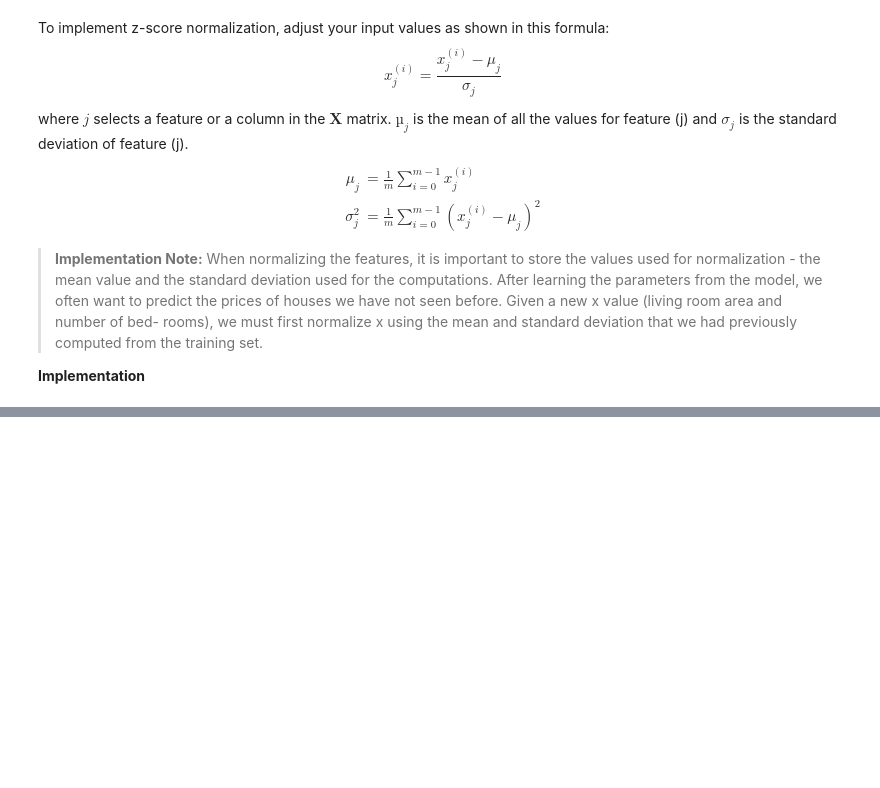
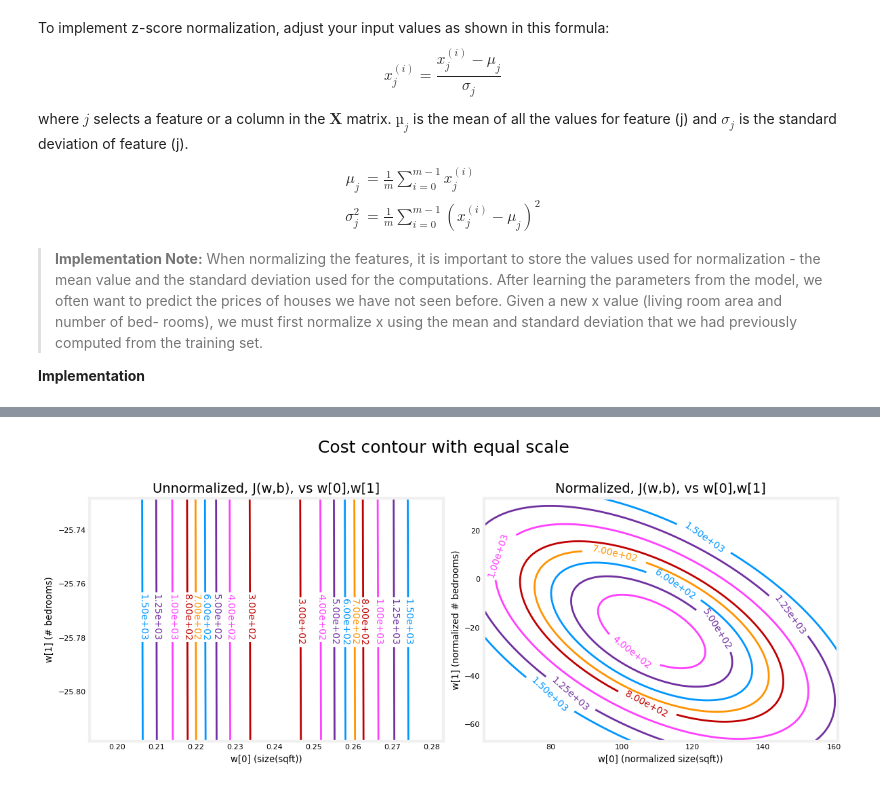
Before and after one commit to PankajaBalasooriya/SML-Regression-Classification, a Jupyter notebook: Multi variable Linear Regression/Feature scaling and Learning Rate.ipynb, the cells around one changed output, grey strips where cells are left out. Cells and saved outputs as stored; diff of their text form; code cells hidden in the pictures; blank space fills up the shorter version.

```diff
--- a/Multi variable Linear Regression/Feature scaling and Learning Rate.ipynb
+++ b/Multi variable Linear Regression/Feature scaling and Learning Rate.ipynb
@@ -227,0 +354,4 @@ def zscore_normalize_features(X):
+# %%
+plt_equal_scale(X_train, X_norm, y_train)
+# %% [output]
+[figure, added]
```
Also changed, not shown: parts of 15 cells of this notebook, 2 other files.
